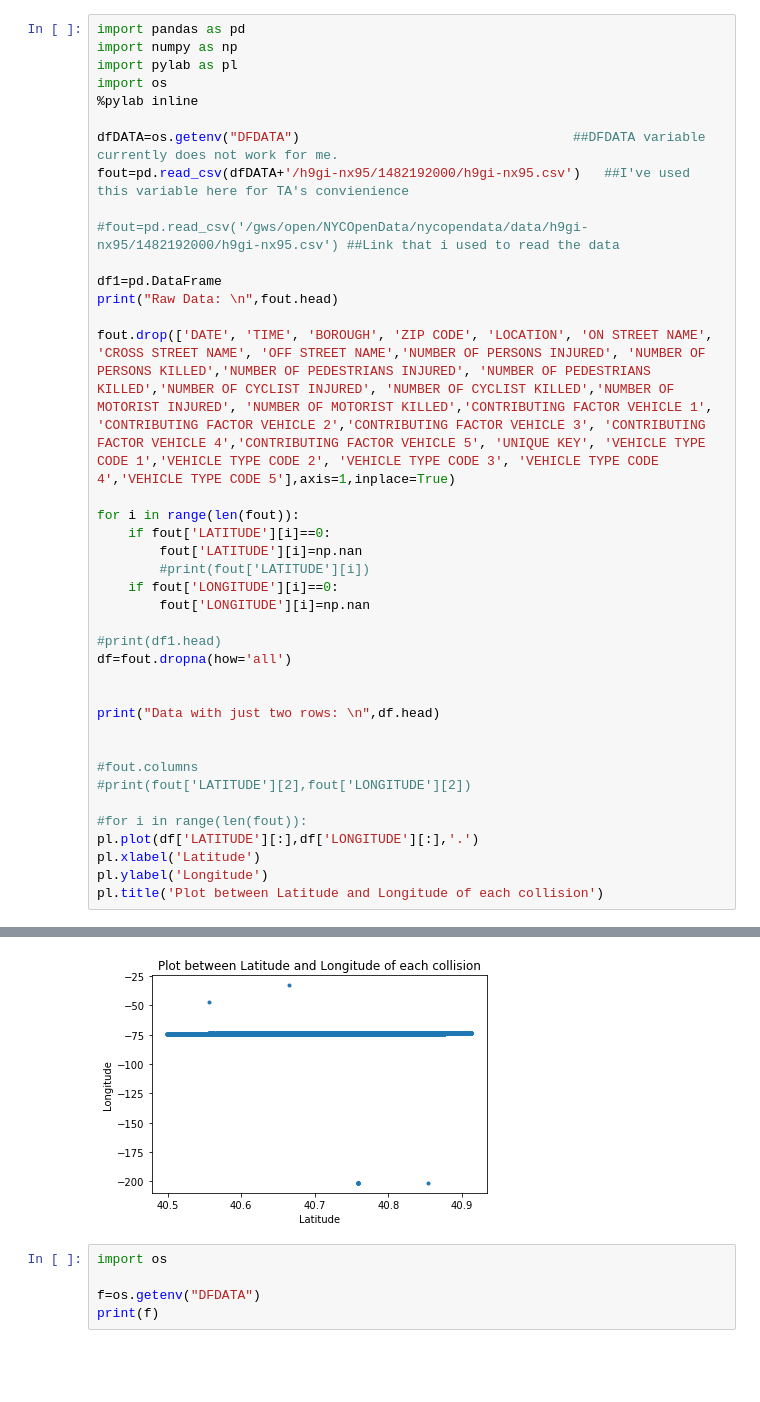
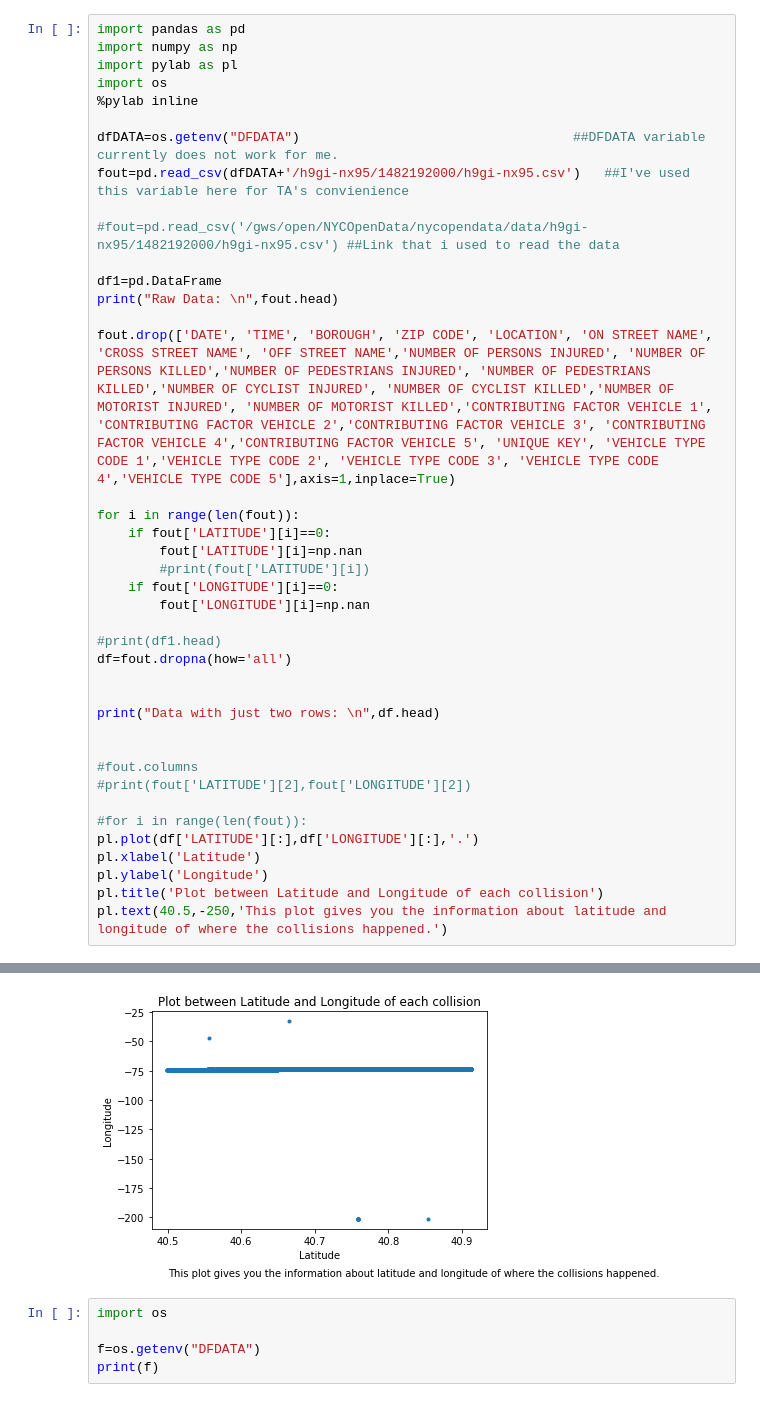
Before and after one commit to gauravcusp/Urban_Informatics_Coding_Assignments, a Jupyter notebook: HW2_gb1877/HW2_3_gb1877.ipynb, the cells around one changed output, grey strips where cells are left out. Drawn from its saved outputs; the diff is of its cells as text; blank space fills up the shorter version.

```diff
--- a/HW2_gb1877/HW2_3_gb1877.ipynb
+++ b/HW2_gb1877/HW2_3_gb1877.ipynb
@@ -29,34 +29,35 @@ df=fout.dropna(how='all')
 print("Data with just two rows: \n",df.head)
 
 
 #fout.columns
 #print(fout['LATITUDE'][2],fout['LONGITUDE'][2])
 
 #for i in range(len(fout)):
 pl.plot(df['LATITUDE'][:],df['LONGITUDE'][:],'.')
 pl.xlabel('Latitude')
 pl.ylabel('Longitude')
 pl.title('Plot between Latitude and Longitude of each collision')
+pl.text(40.5,-250,'This plot gives you the information about latitude and longitude of where the collisions happened.')
 # %% [output]
 Populating the interactive namespace from numpy and matplotlib
 Raw Data:
  <bound method NDFrame.head of               DATE   TIME        BOROUGH  ZIP CODE   LATITUDE  LONGITUDE  \
 0       02/09/2017  17:15            NaN       NaN  40.677357 -73.886870
 1       02/09/2017  18:30          BRONX   10454.0  40.804283 -73.917274
 2       02/09/2017  18:31          BRONX   10466.0  40.892040 -73.858140
 3       02/09/2017  18:43       BROOKLYN   11218.0  40.641070 -73.985825
 4       08/25/2015  19:00            NaN       NaN  40.732941 -73.920382
 5       07/27/2012  22:35            NaN       NaN        NaN        NaN
 6       05/17/2014   0:45            NaN       NaN        NaN        NaN
 7       02/09/2017  19:25            NaN       NaN  40.630790 -73.945520
 8       01/13/2017   3:30       BROOKLYN   11218.0  40.640835 -73.989662
 ... (556 lines left out)
 990798  40.711860 -73.735538
 990799  40.634748 -74.112253
 
 [789337 rows x 2 columns]>
 <matplotlib.text.Text at 0x...>
-[figure, old version]
+[figure, new version]
 # %%
 import os
 
```
